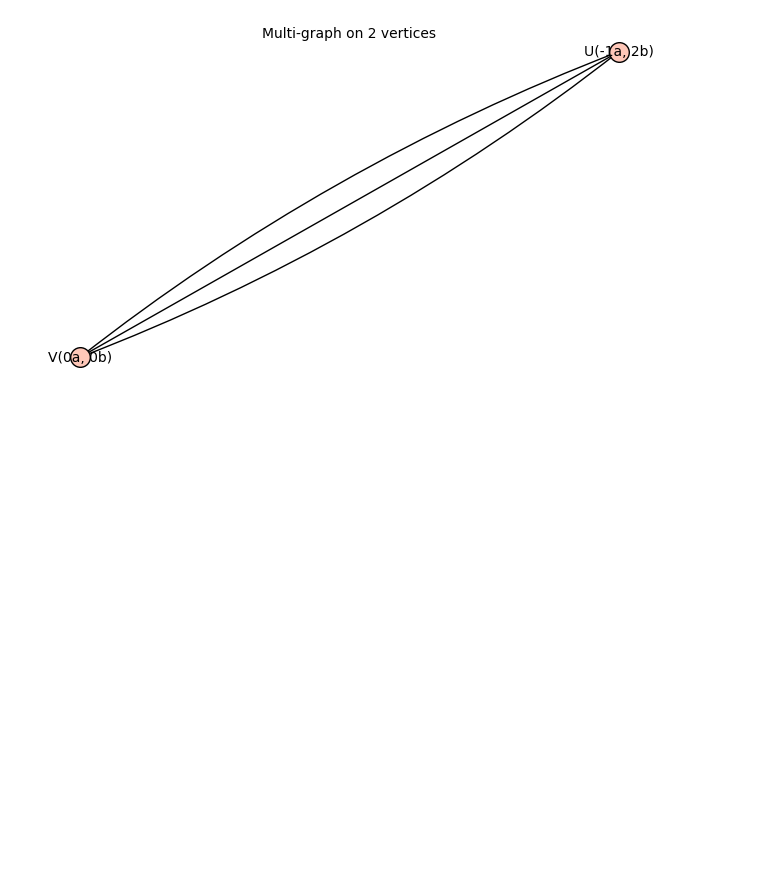
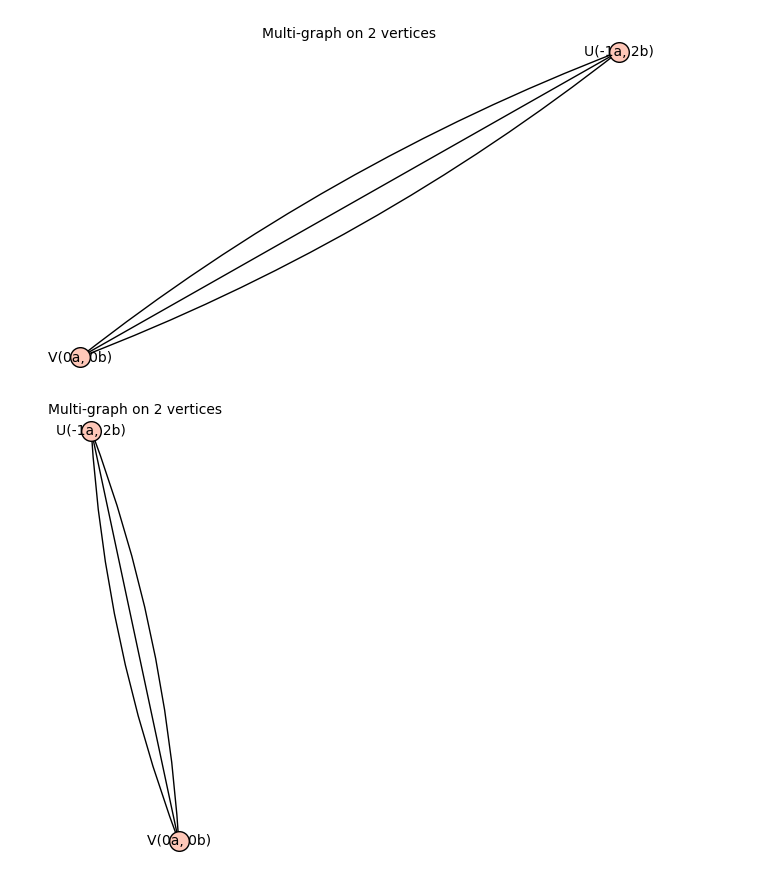
Before and after one commit to TomasRode/Nanotori, a Jupyter notebook: Nanotori.ipynb, the cells around one changed output. Cells and saved outputs as stored; diff of their text form; code cells hidden in the pictures; blank space fills up the shorter version.

```diff
--- a/Nanotori.ipynb
+++ b/Nanotori.ipynb
@@ -229,6 +229,9 @@ def povezave_na_torusu(k, l, m, n):
                     povezave.append((str(tocka), str(sosed_klmn))) # to je sosed_klmn, nasprotno oglisce
         pregledane.add(tocka)
     return povezave
+
+def nanotorus(k, l, m, n):
+    return Graph(povezave_na_torusu(k,l,m,n), multiedges = True)
 # %%
 u, v = vozlisca_na_torusu(-1,1,0,1)
 vozlisca = union(u, v)
@@ -258,3 +261,7 @@ povezave_na_torusu(-1,1,0,1)
 Graph(povezave_na_torusu(-1,1,0,1), multiedges = True)
 # %% [output]
 [figure]
+# %%
+nanotorus(-1,1,0,1)
+# %% [output]
+[figure, added]
```
Also changed, not shown: 1 other file.
